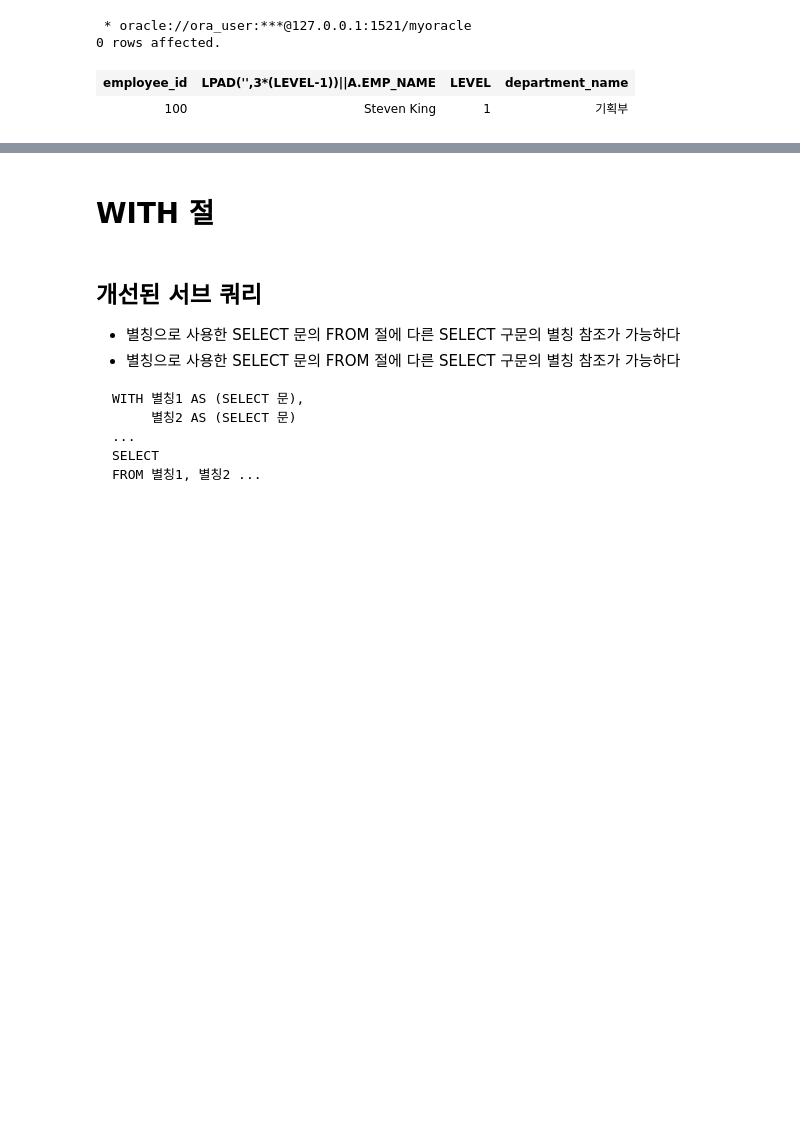
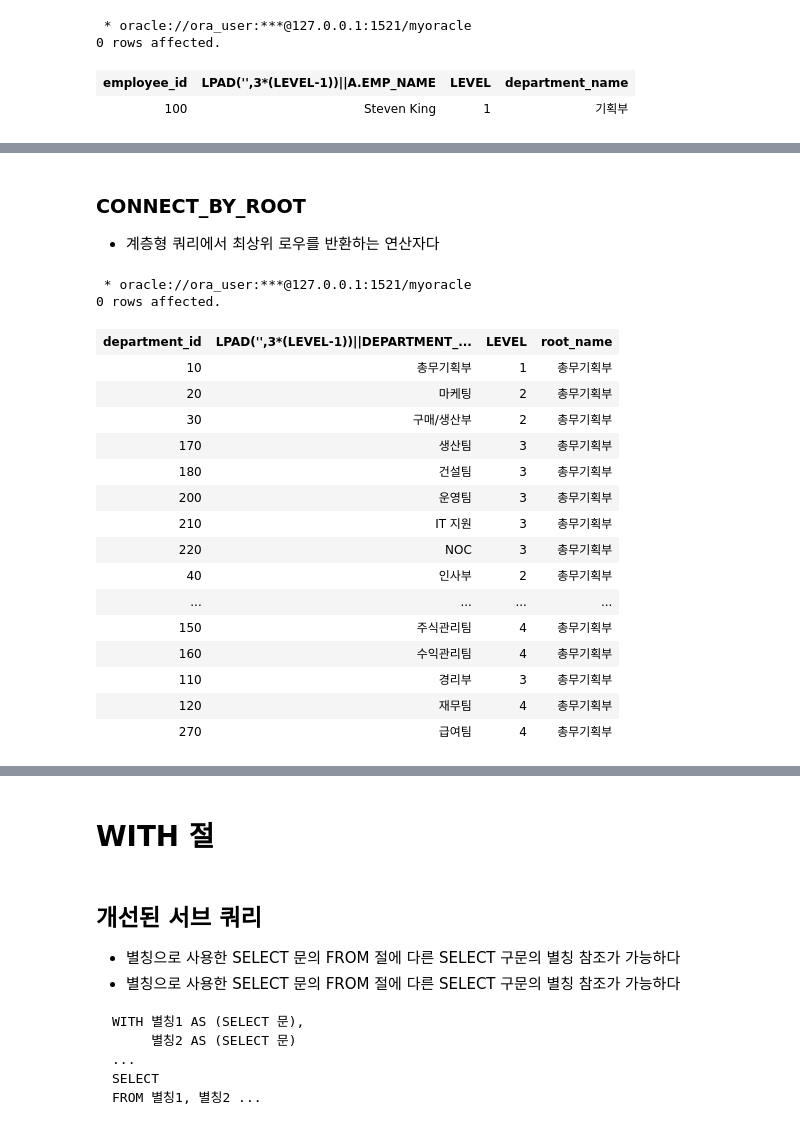
Before and after one commit to SiriN1234/Oracle_lecture, a Jupyter notebook: sql_ch07.ipynb, the cells around one changed output, grey strips where cells are left out. Cells and saved outputs as stored; diff of their text form; code cells hidden in the pictures; blank space fills up the shorter version.

```diff
--- a/sql_ch07.ipynb
+++ b/sql_ch07.ipynb
@@ -497,0 +536,34 @@ AND a.department_id = 30
+# %% [markdown]
+### CONNECT_BY_ROOT
+
+- 계층형 쿼리에서 최상위 로우를 반환하는 연산자다
+# %%
+%%sql
+
+SELECT
+    department_id
+    , LPAD(' ', 3 * (LEVEL - 1)) || department_name
+    , LEVEL
+    , CONNECT_BY_ROOT department_name AS root_name
+FROM departments
+START WITH parent_id IS NULL
+CONNECT BY PRIOR department_id = parent_id
+# %% [output]
+ * oracle://ora_user:***@127.0.0.1:1521/myoracle
+0 rows affected.
+| department_id | LPAD('',3*(LEVEL-1))||DEPARTMENT_... | LEVEL | root_name |
+| 10 | 총무기획부 | 1 | 총무기획부 |
+| 20 | 마케팅 | 2 | 총무기획부 |
+| 30 | 구매/생산부 | 2 | 총무기획부 |
+| 170 | 생산팀 | 3 | 총무기획부 |
+| 180 | 건설팀 | 3 | 총무기획부 |
+| 200 | 운영팀 | 3 | 총무기획부 |
+| 210 | IT 지원 | 3 | 총무기획부 |
+| 220 | NOC | 3 | 총무기획부 |
+| 40 | 인사부 | 2 | 총무기획부 |
+| ... | ... | ... | ... |
+| 150 | 주식관리팀 | 4 | 총무기획부 |
+| 160 | 수익관리팀 | 4 | 총무기획부 |
+| 110 | 경리부 | 3 | 총무기획부 |
+| 120 | 재무팀 | 4 | 총무기획부 |
+| 270 | 급여팀 | 4 | 총무기획부 |
```
Also changed, not shown: parts of 13 cells of this notebook.
